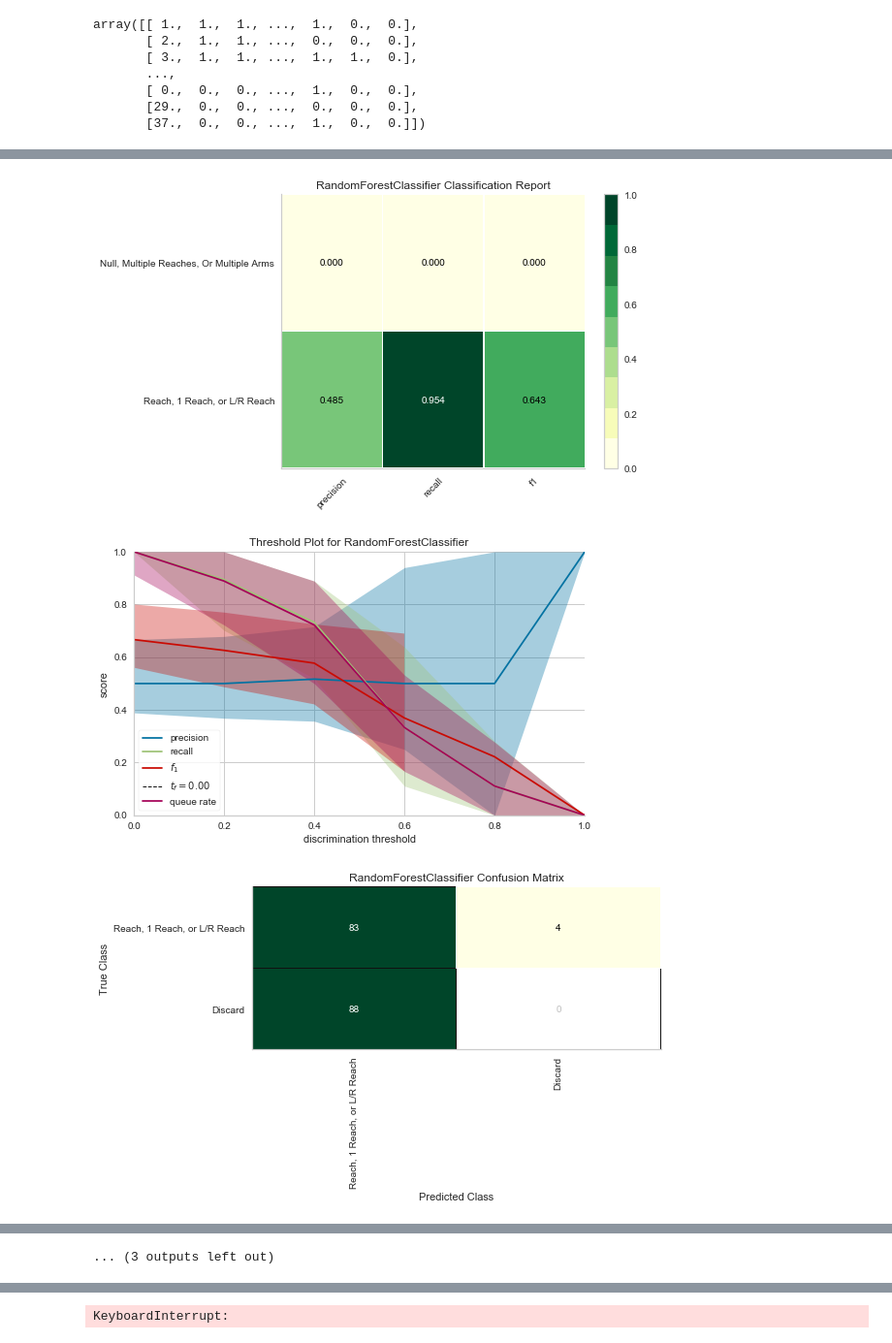
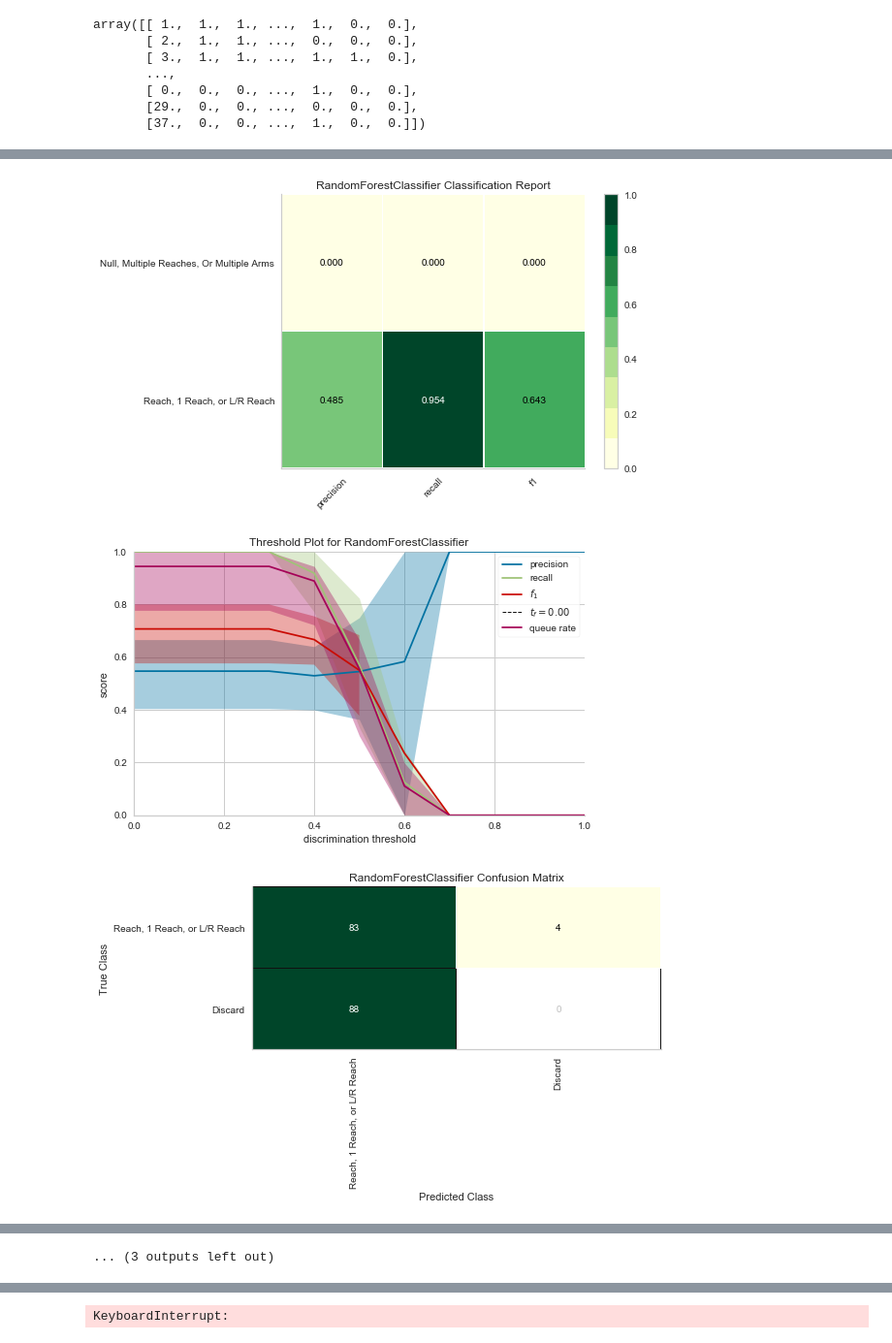
Before and after one commit to BouchardLab/ReachMaster, a Jupyter notebook: software/ReachSplitter/Trial_Classification_Workflow.ipynb, the cells around one changed output, grey strips where cells are left out. Shown: that part at 97% size. Saved outputs shown, nothing was run; the diff lists cells and outputs as text; code cells hidden in the pictures.

Commit message:
better plots in classification ipynb

```diff
--- a/software/ReachSplitter/Trial_Classification_Workflow.ipynb
+++ b/software/ReachSplitter/Trial_Classification_Workflow.ipynb
@@ -463,7 +463,8 @@ final_feature_array = f['RM16_labels'][:]
 # Run Classification using Random Forest Model with NO PCA
 
 #model = RandomForestClassifier(n_estimators=5000,max_depth=2)
-model = RandomForestClassifier(n_estimators=2,max_depth=2)
+model = RandomForestClassifier(n_estimators=100,max_depth=2) #default args
+#model = RandomForestClassifier(n_estimators=2,max_depth=2)
 predictions = CU.classification_structure(final_ML_array,final_feature_array,model,kFold=5,LOO=False)
 
 # cumulative variance explained -> produce plot for PCA
@@ -488,4 +489,4 @@ predictions = CU.classification_structure(final_ML_array,final_feature_array,mod
 [figure]
-[figure, old version]
+[figure, new version]
 [figure]
 [figure]
```
Also changed, not shown: parts of 2 cells of this notebook.
